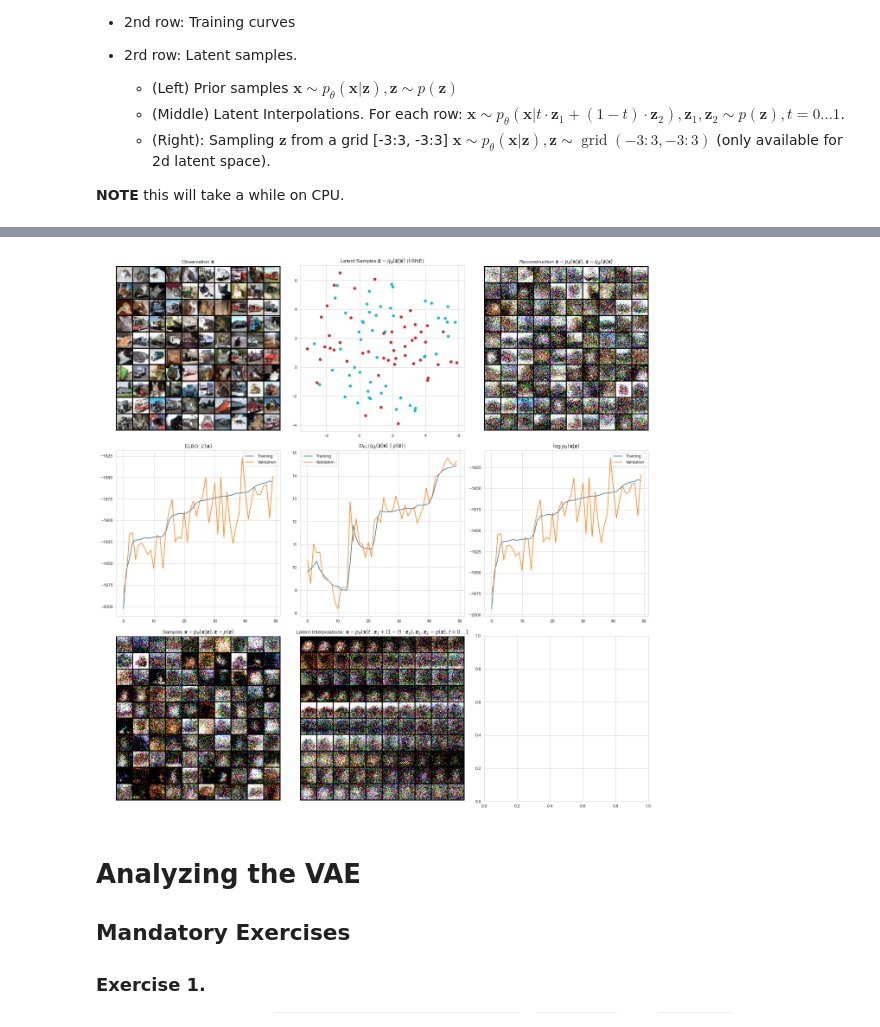
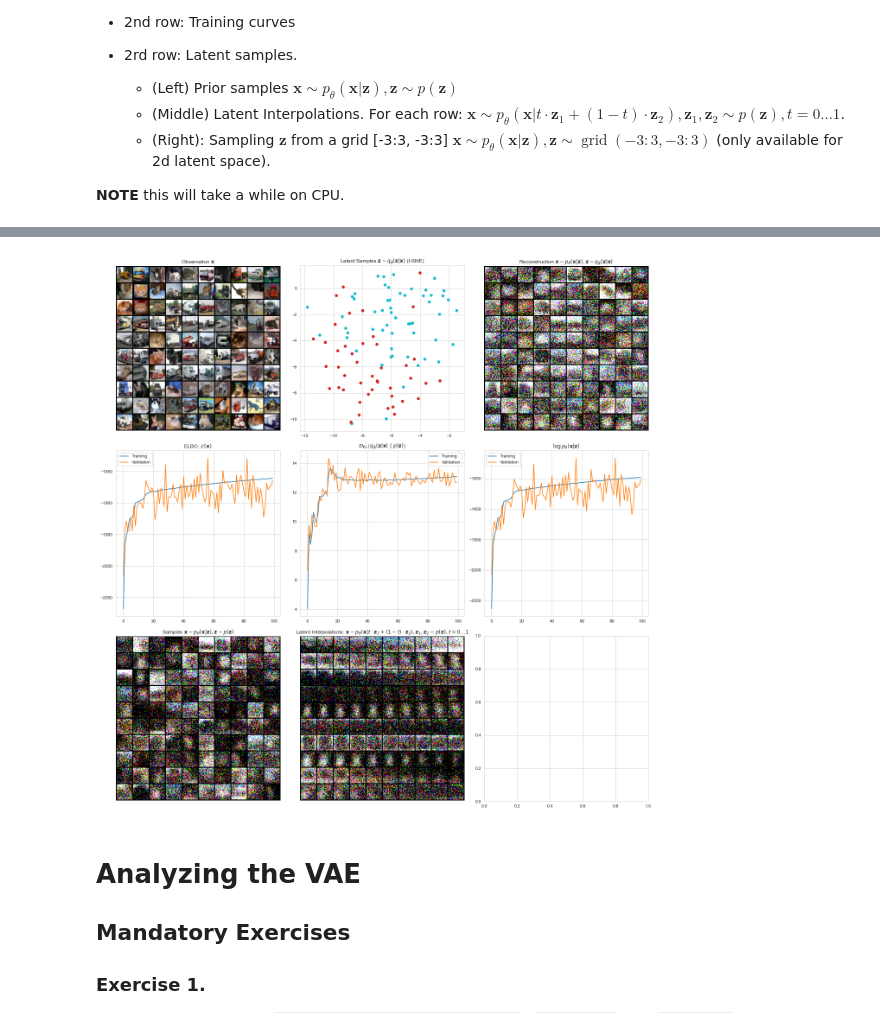
Before and after one commit to AugustDaMan/02456_deep_learning_project, a Jupyter notebook: project-variational-autoencoder-Copy1.ipynb, the cells around one changed output, grey strips where cells are left out. Saved outputs shown, nothing was run; the diff lists cells and outputs as text; code cells hidden in the pictures.

```diff
--- a/project-variational-autoencoder-Copy1.ipynb
+++ b/project-variational-autoencoder-Copy1.ipynb
@@ -534,7 +534,7 @@ class VariationalAutoencoder(nn.Module):
 
 
 #latent_features = 32
-latent_features = 10
+latent_features = 48
 vae = VariationalAutoencoder(images[0].shape, latent_features)
 print(vae)
 # %% [output]
@@ -620,7 +620,6 @@ from collections import defaultdict
 # define the models, evaluator and optimizer
 
 # VAE
-#latent_features = 20
 vae = VariationalAutoencoder(images[0].shape, latent_features)
 
 # Evaluator: Variational Inference
@@ -628,7 +627,7 @@ beta = 1
 vi = VariationalInference(beta=beta)
 
 # The Adam optimizer works really well with VAEs.
-optimizer = torch.optim.Adam(vae.parameters(), lr=1e-3)
+optimizer = torch.optim.Adam(vae.parameters(), lr=1e-4)
 
 # define dictionary to store the training curves
 training_data = defaultdict(list)
@@ -654,7 +653,7 @@ epoch = 0
 
 **NOTE** this will take a while on CPU.
 # %%
-num_epochs = 50
+num_epochs = 100
 
 device = torch.device("cuda:0" if torch.cuda.is_available() else "cpu")
 print(f">> Using device: {device}")
@@ -715,4 +714,4 @@ Loss: 1848.3395
-[figure, old version]
+[figure, new version]
 # %% [markdown]
 # Analyzing the VAE
 
```
Also changed, not shown: parts of 7 cells of this notebook.
